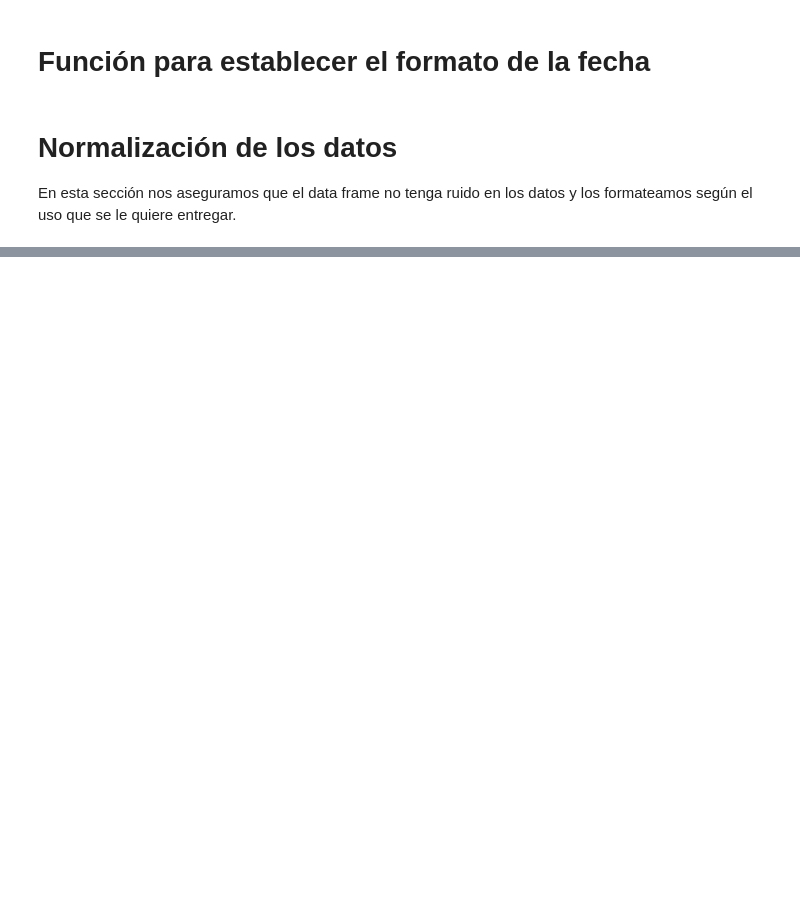
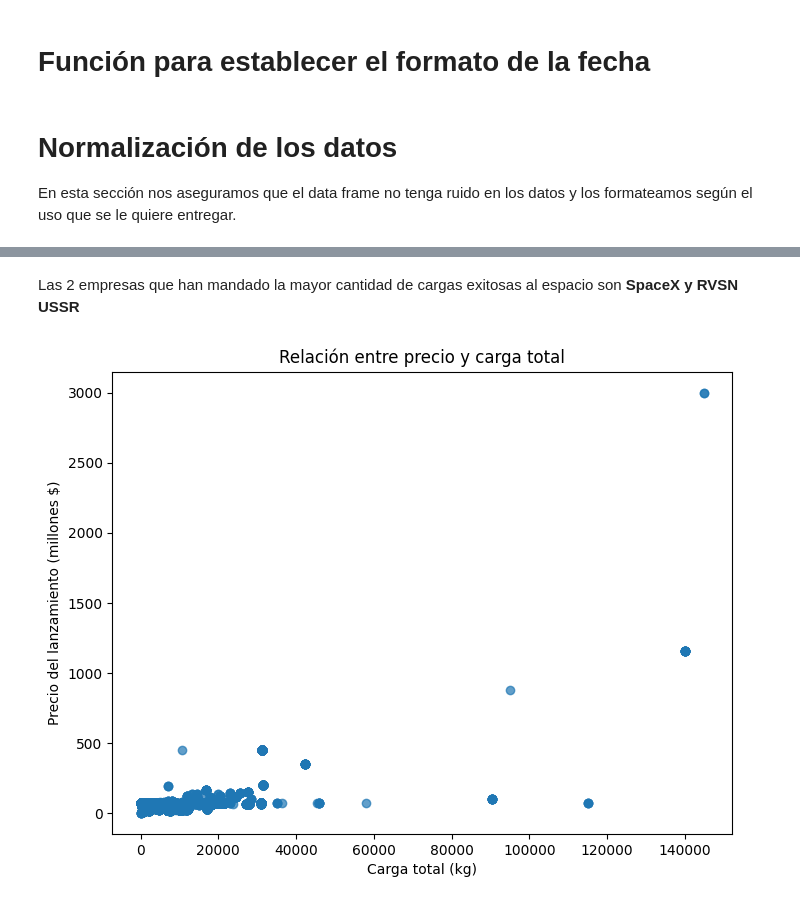
Before and after one commit to Inncubux/Tarea1Data, a Jupyter notebook: Tarea1.ipynb, the cells around one changed output, grey strips where cells are left out. Drawn from its saved outputs; the diff is of its cells as text; code cells hidden in the pictures; blank space fills up the shorter version.

```diff
--- a/Tarea1.ipynb
+++ b/Tarea1.ipynb
@@ -166,0 +202,11 @@ df.to_csv('launch_data.csv', index=False)
+# %% [markdown]
+Las 2 empresas que han mandado la mayor cantidad de cargas exitosas al espacio son **SpaceX y RVSN USSR**
+# %%
+plt.figure(figsize=(8,6))
+plt.scatter(df["total_payload"], df["price"], alpha=0.7)
+plt.title("Relación entre precio y carga total")
+plt.xlabel("Carga total (kg)")
+plt.ylabel("Precio del lanzamiento (millones $)")
+plt.show()
+# %% [output]
+[figure, added]
```
Also changed, not shown: parts of 9 cells of this notebook, 1 other file.
